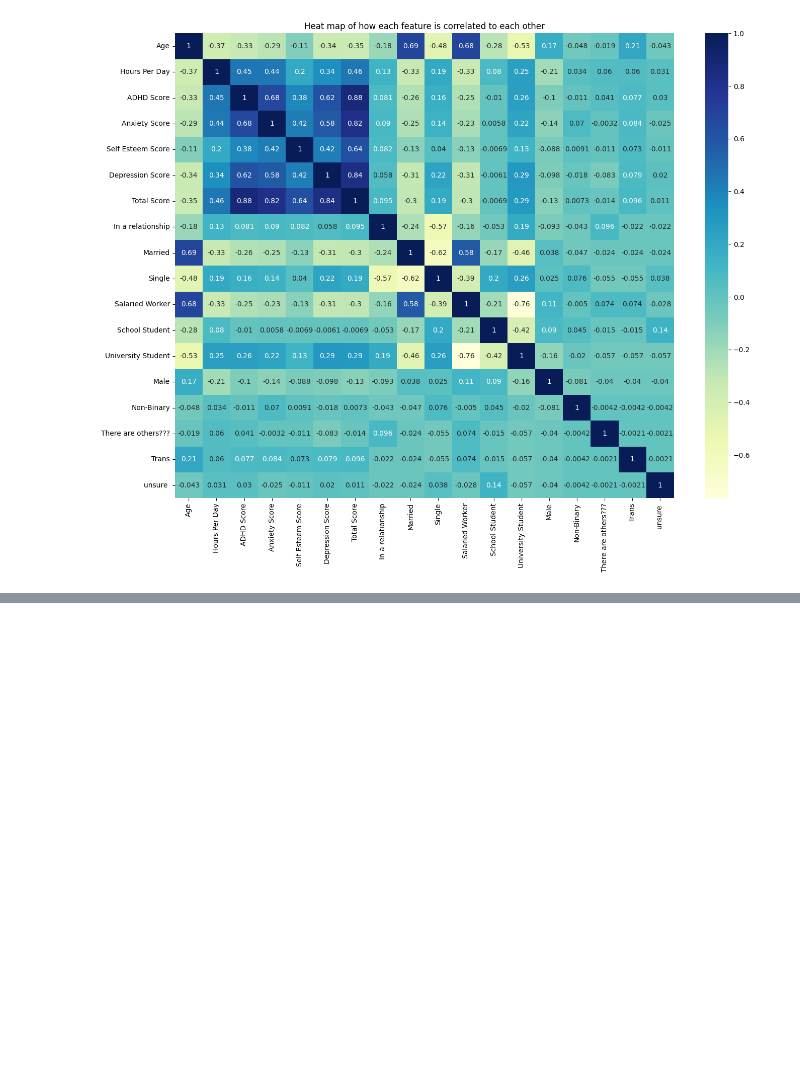
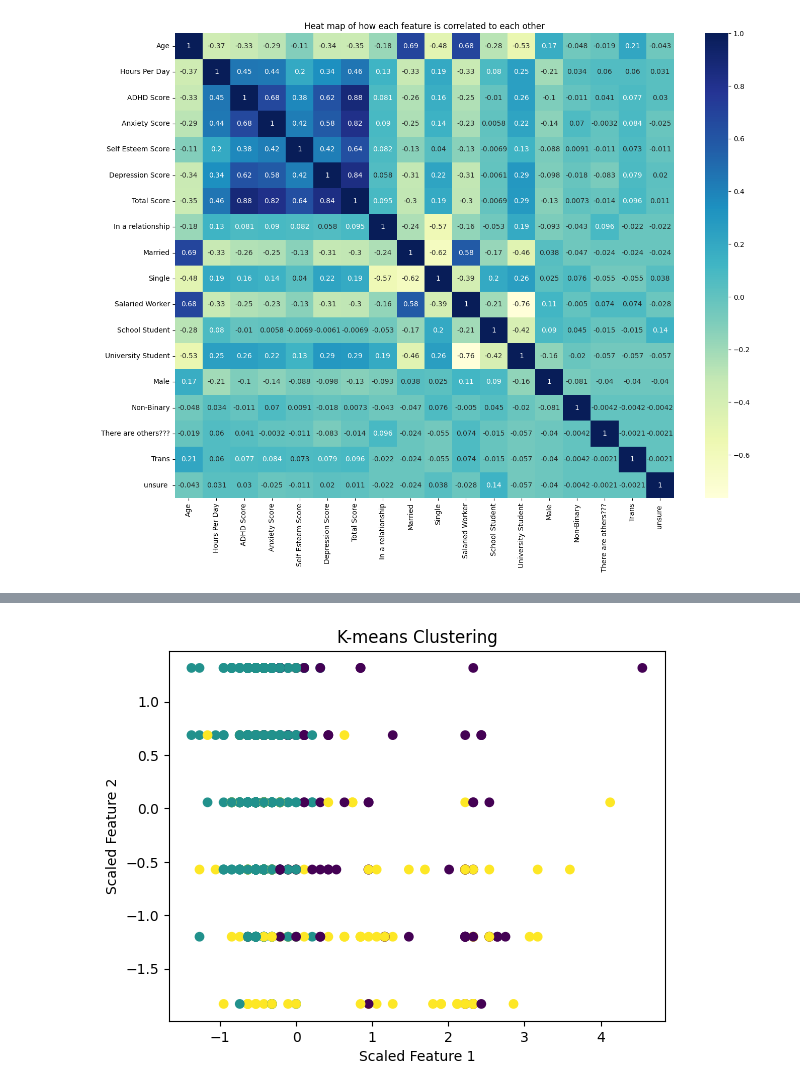
Before and after one commit to Hiroki120301/Social-Media-Addiction-Predictor, a Jupyter notebook: final_project.ipynb, the cells around one changed output, grey strips where cells are left out. Cells and saved outputs as stored; diff of their text form; code cells hidden in the pictures; blank space fills up the shorter version.

```diff
--- a/final_project.ipynb
+++ b/final_project.ipynb
@@ -164,0 +193,16 @@ plt.show()
+# %%
+# Applying K-means clustering
+kmeans = KMeans(n_clusters=3, random_state=42)  # Assuming 3 clusters
+kmeans.fit(df_scaled)
+
+# Get cluster labels
+cluster_labels = kmeans.labels_
+
+# Plotting the clusters (for demonstration with 2D data)
+plt.scatter(df_scaled[:, 0], df_scaled[:, 1], c=cluster_labels, cmap='viridis')
+plt.xlabel('Scaled Feature 1')
+plt.ylabel('Scaled Feature 2')
+plt.title('K-means Clustering')
+plt.show()
+# %% [output]
+[figure, added]
```
Also changed, not shown: parts of 3 cells of this notebook.
